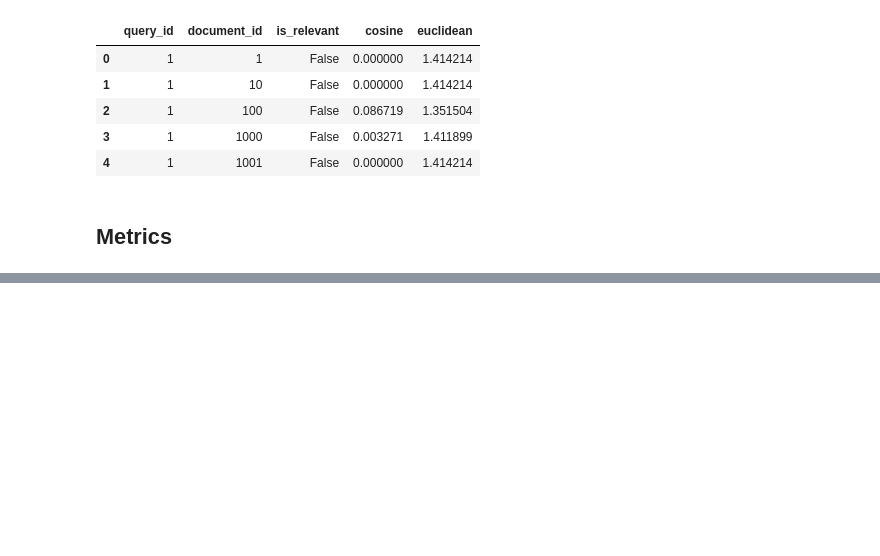
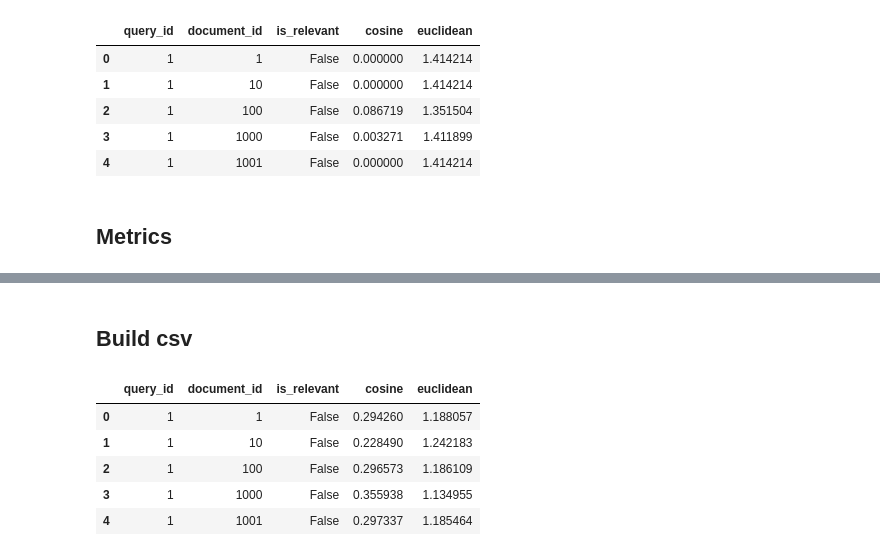
Before and after one commit to TarasHamkalo/on-web-data-mining, a Jupyter notebook: 05/notebooks/main.ipynb, the cells around one changed output, grey strips where cells are left out. Cells and saved outputs as stored; diff of their text form; code cells hidden in the pictures; blank space fills up the shorter version.

```diff
--- a/05/notebooks/main.ipynb
+++ b/05/notebooks/main.ipynb
@@ -435,0 +447,10 @@ plot_results(
+# %%
+document_embeddings = model.encode(
+    list(document_contents.values()),
+    show_progress_bar=True
+)
+
+query_embeddings = model.encode(
+    [query_text for _, query_text, _ in queries],
+    show_progress_bar=True
+)
@@ -435,0 +467,28 @@ plot_results(
+# %% [markdown]
+## Build csv
+# %%
+rows = []
+for q_idx, q_tuple in enumerate(queries):
+    for d_idx, d_id in enumerate(document_contents.keys()):
+        rows.append({
+            "query_id": q_tuple[0],
+            "document_id": d_id,
+            "is_relevant": d_id  in q_tuple[2],
+            "cosine": cosine_sim[q_idx][d_idx],
+            "euclidean": euclidean_sim[q_idx][d_idx]
+        })
+df = pd.DataFrame(rows)
+
+df.to_csv(
+    "../outputs/dense_repr_results.csv",
+    index=False
+)
+
+df.head()
+# %% [output]
+|  | query_id | document_id | is_relevant | cosine | euclidean |
+| 0 | 1 | 1 | False | 0.294260 | 1.188057 |
+| 1 | 1 | 10 | False | 0.228490 | 1.242183 |
+| 2 | 1 | 100 | False | 0.296573 | 1.186109 |
+| 3 | 1 | 1000 | False | 0.355938 | 1.134955 |
+| 4 | 1 | 1001 | False | 0.297337 | 1.185464 |
```
Also changed, not shown: parts of 10 cells of this notebook, 1 other file.
